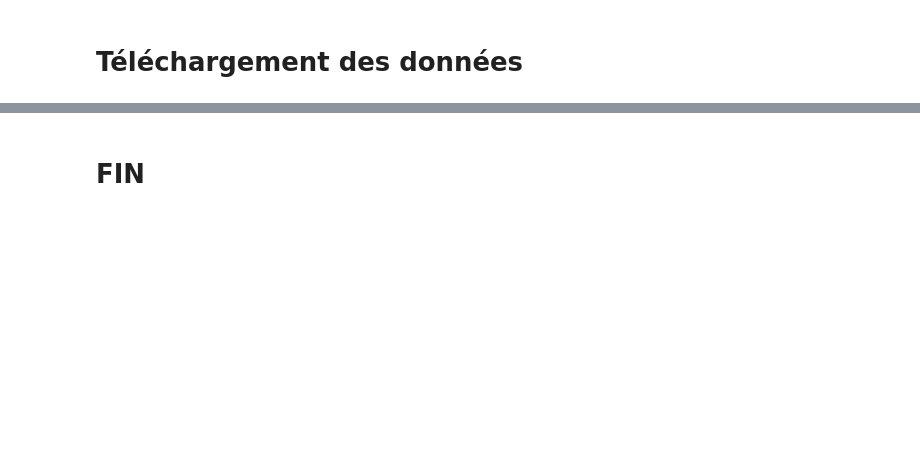
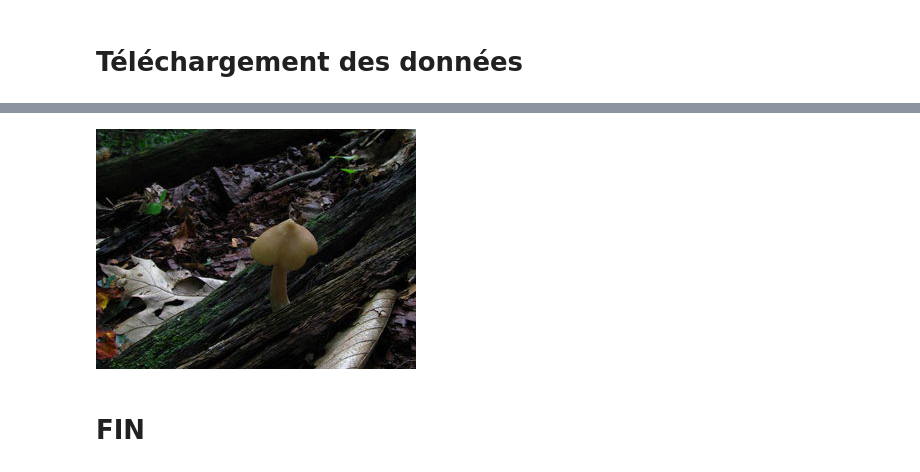
Before and after one commit to PaulDelamarre/TP_CHAMPI, a Jupyter notebook: CHAMPI.ipynb, the cells around one changed output, grey strips where cells are left out. Cells and saved outputs as stored; diff of their text form; code cells hidden in the pictures; blank space fills up the shorter version.

```diff
--- a/CHAMPI.ipynb
+++ b/CHAMPI.ipynb
@@ -57,3 +175,10 @@ array(res)
+# %%
+res = download_image("https://images.mushroomobserver.org/320/54751.jpg")
+# %%
+img = Image.open(io.BytesIO(res))
+img
+# %% [output]
+[figure, added]
 # %% [markdown]
 # FIN
 # %%
```
Also changed, not shown: parts of 26 cells of this notebook.
